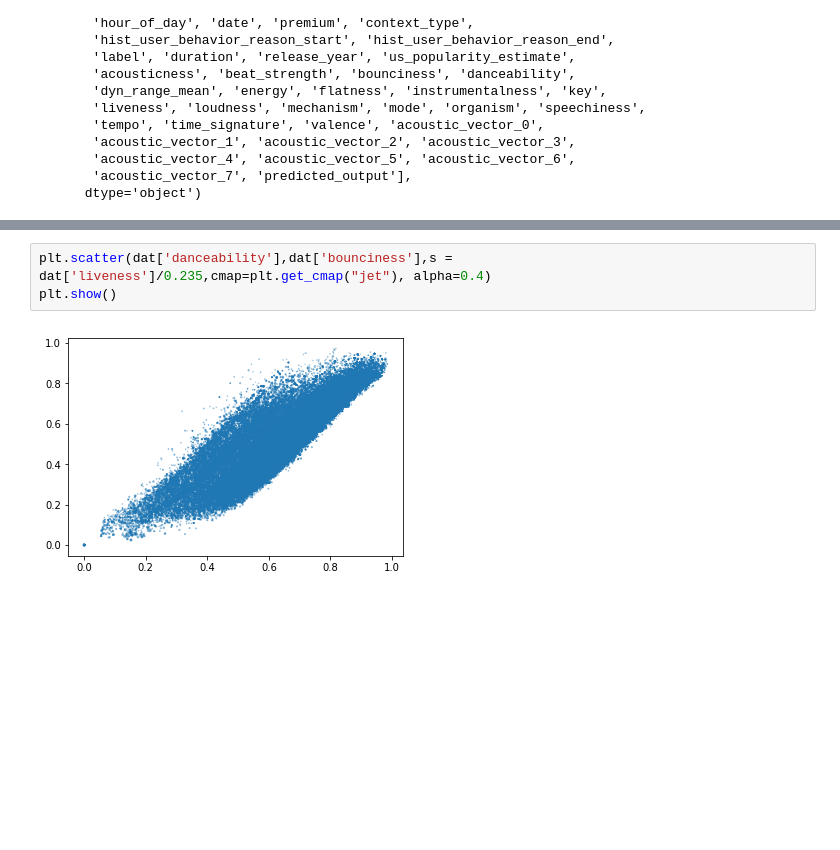
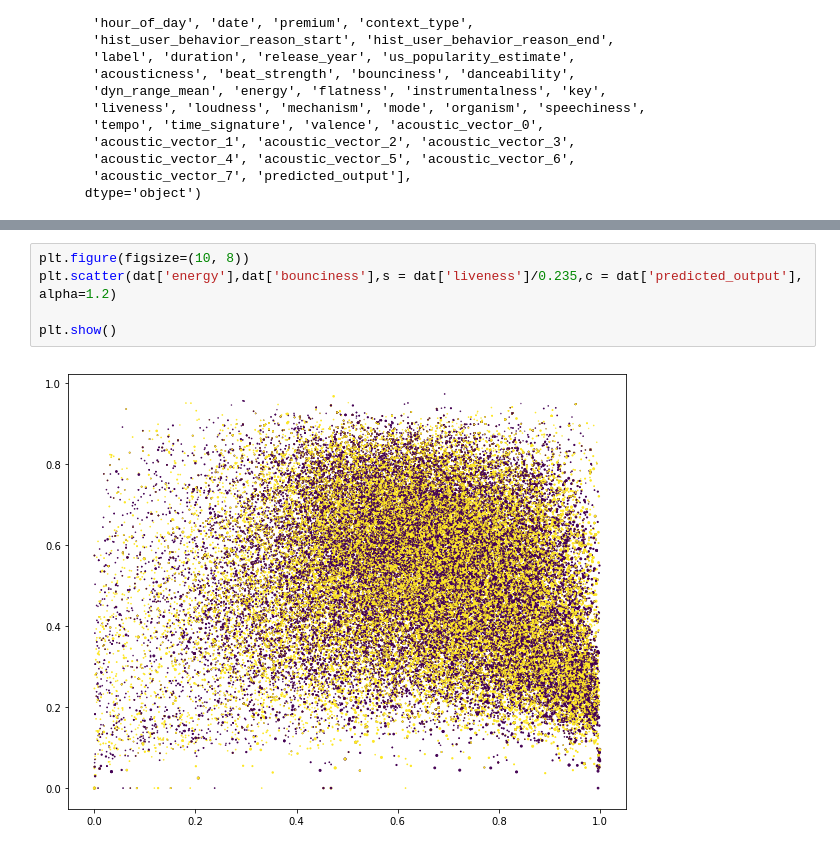
Before and after one commit to anuPh23/Spotify, a Jupyter notebook: spotify_short_logistic_track_id_individual_count_statistics_1.ipynb, the cells around one changed output, grey strips where cells are left out. Drawn from its saved outputs; the diff is of its cells as text; blank space fills up the shorter version.

```diff
--- a/spotify_short_logistic_track_id_individual_count_statistics_1.ipynb
+++ b/spotify_short_logistic_track_id_individual_count_statistics_1.ipynb
@@ -754,6 +764,8 @@ plt.show()
 # %%
-plt.scatter(dat['danceability'],dat['bounciness'],s = dat['liveness']/0.235,cmap=plt.get_cmap("jet"), alpha=0.4)
+plt.figure(figsize=(10, 8))
+plt.scatter(dat['energy'],dat['bounciness'],s = dat['liveness']/0.235,c = dat['predicted_output'], alpha=1.2)
+
 plt.show()
 # %% [output]
-[figure, old version]
+[figure, new version]
 # %%
```
Also changed, not shown: parts of 20 cells of this notebook.
